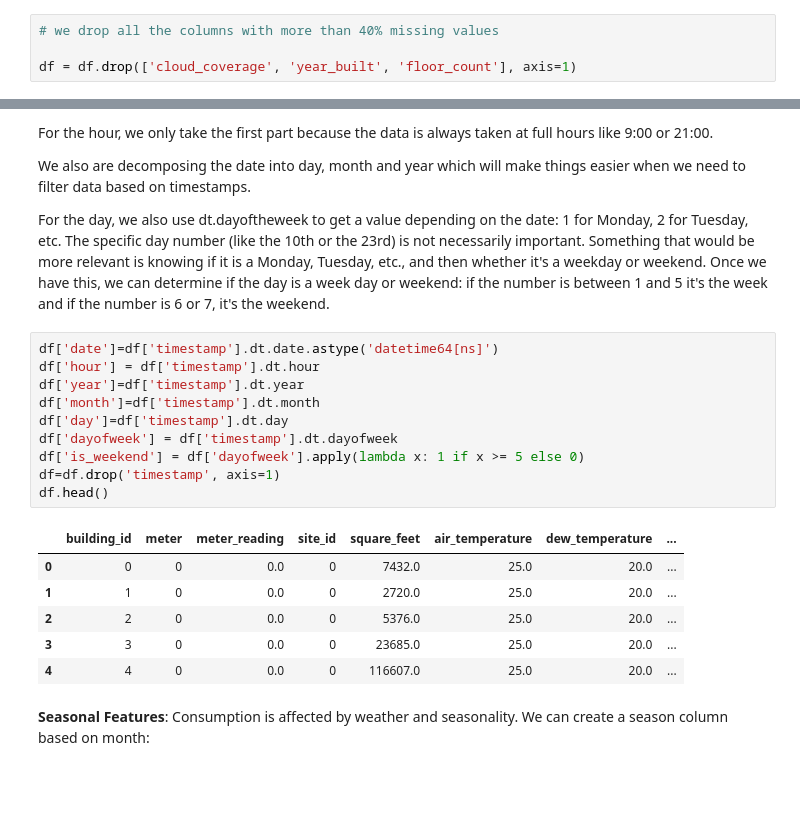
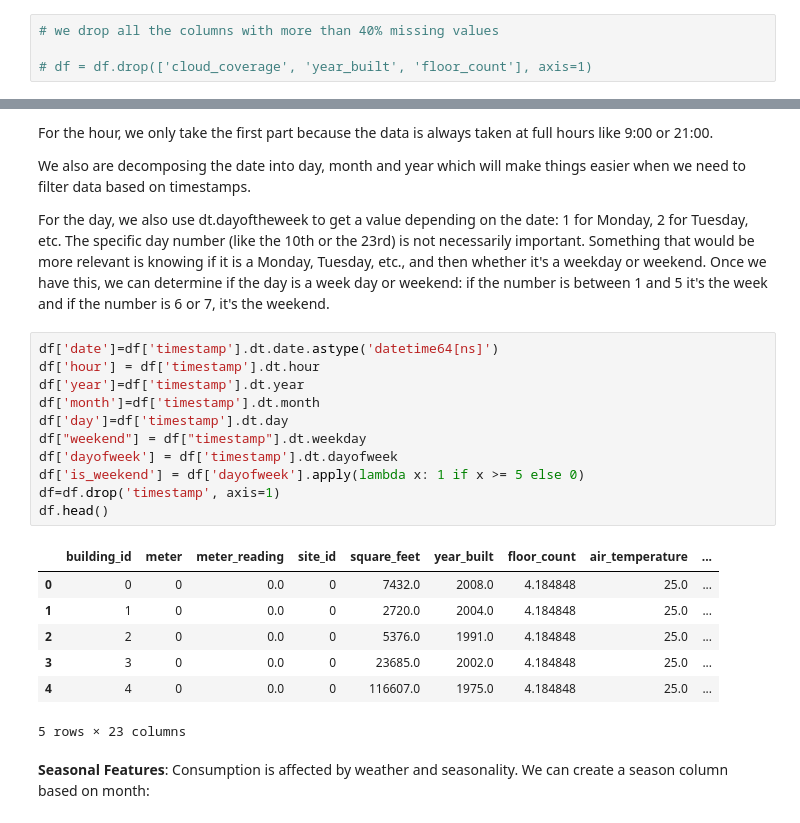
Before and after one commit to Noemiemz/Explainability-AI, a Jupyter notebook: EnergyConsumption_Noemie.ipynb, the cells around one changed output, grey strips where cells are left out. Drawn from its saved outputs; the diff is of its cells as text; blank space fills up the shorter version.

```diff
--- a/EnergyConsumption_Noemie.ipynb
+++ b/EnergyConsumption_Noemie.ipynb
@@ -331,7 +338,7 @@ dtype: float64
 # %%
 # we drop all the columns with more than 40% missing values
 
-df = df.drop(['cloud_coverage', 'year_built', 'floor_count'], axis=1)
+# df = df.drop(['cloud_coverage', 'year_built', 'floor_count'], axis=1)
 # %%
 # fill missing values with knn imputer or mean for efficiency
 from sklearn.impute import KNNImputer
@@ -471,20 +478,22 @@ Once we have this, we can determine if the day is a week day or weekend: if the
 # %%
 df['date']=df['timestamp'].dt.date.astype('datetime64[ns]')
 df['hour'] = df['timestamp'].dt.hour
 df['year']=df['timestamp'].dt.year
 df['month']=df['timestamp'].dt.month
 df['day']=df['timestamp'].dt.day
+df["weekend"] = df["timestamp"].dt.weekday
 df['dayofweek'] = df['timestamp'].dt.dayofweek
 df['is_weekend'] = df['dayofweek'].apply(lambda x: 1 if x >= 5 else 0)
 df=df.drop('timestamp', axis=1)
 df.head()
 # %% [output]
-|  | building_id | meter | meter_reading | site_id | square_feet | air_temperature | dew_temperature | ... |
-| 0 | 0 | 0 | 0.0 | 0 | 7432.0 | 25.0 | 20.0 | ... |
-| 1 | 1 | 0 | 0.0 | 0 | 2720.0 | 25.0 | 20.0 | ... |
-| 2 | 2 | 0 | 0.0 | 0 | 5376.0 | 25.0 | 20.0 | ... |
-| 3 | 3 | 0 | 0.0 | 0 | 23685.0 | 25.0 | 20.0 | ... |
-| 4 | 4 | 0 | 0.0 | 0 | 116607.0 | 25.0 | 20.0 | ... |
+|  | building_id | meter | meter_reading | site_id | square_feet | year_built | floor_count | air_temperature | ... |
+| 0 | 0 | 0 | 0.0 | 0 | 7432.0 | 2008.0 | 4.184848 | 25.0 | ... |
+| 1 | 1 | 0 | 0.0 | 0 | 2720.0 | 2004.0 | 4.184848 | 25.0 | ... |
+| 2 | 2 | 0 | 0.0 | 0 | 5376.0 | 1991.0 | 4.184848 | 25.0 | ... |
+| 3 | 3 | 0 | 0.0 | 0 | 23685.0 | 2002.0 | 4.184848 | 25.0 | ... |
+| 4 | 4 | 0 | 0.0 | 0 | 116607.0 | 1975.0 | 4.184848 | 25.0 | ... |
+5 rows × 23 columns
 # %% [markdown]
 **Seasonal Features**: Consumption is affected by weather and seasonality. We can create a season column based on month:
 # %%
```
Also changed, not shown: parts of 16 cells of this notebook, 4 other files.
